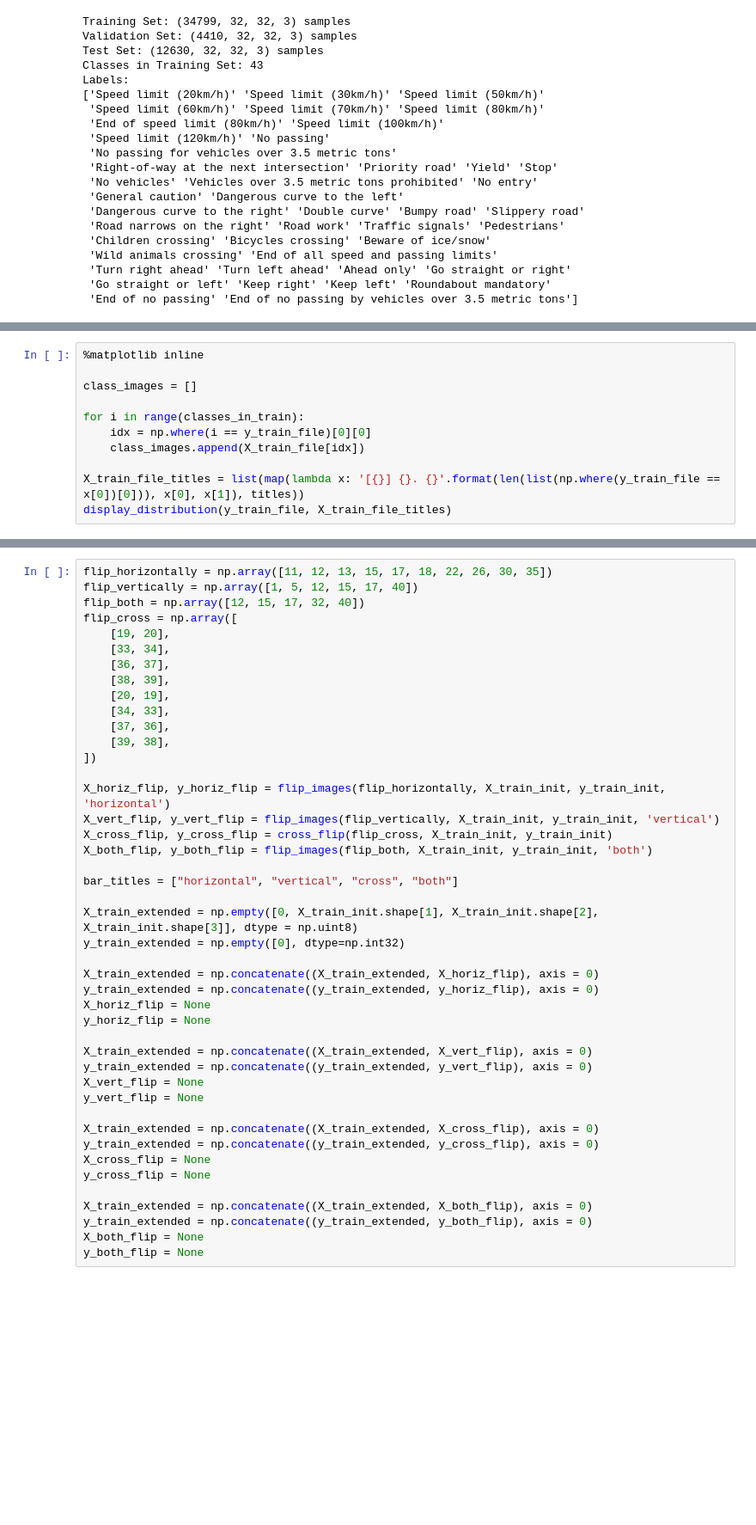
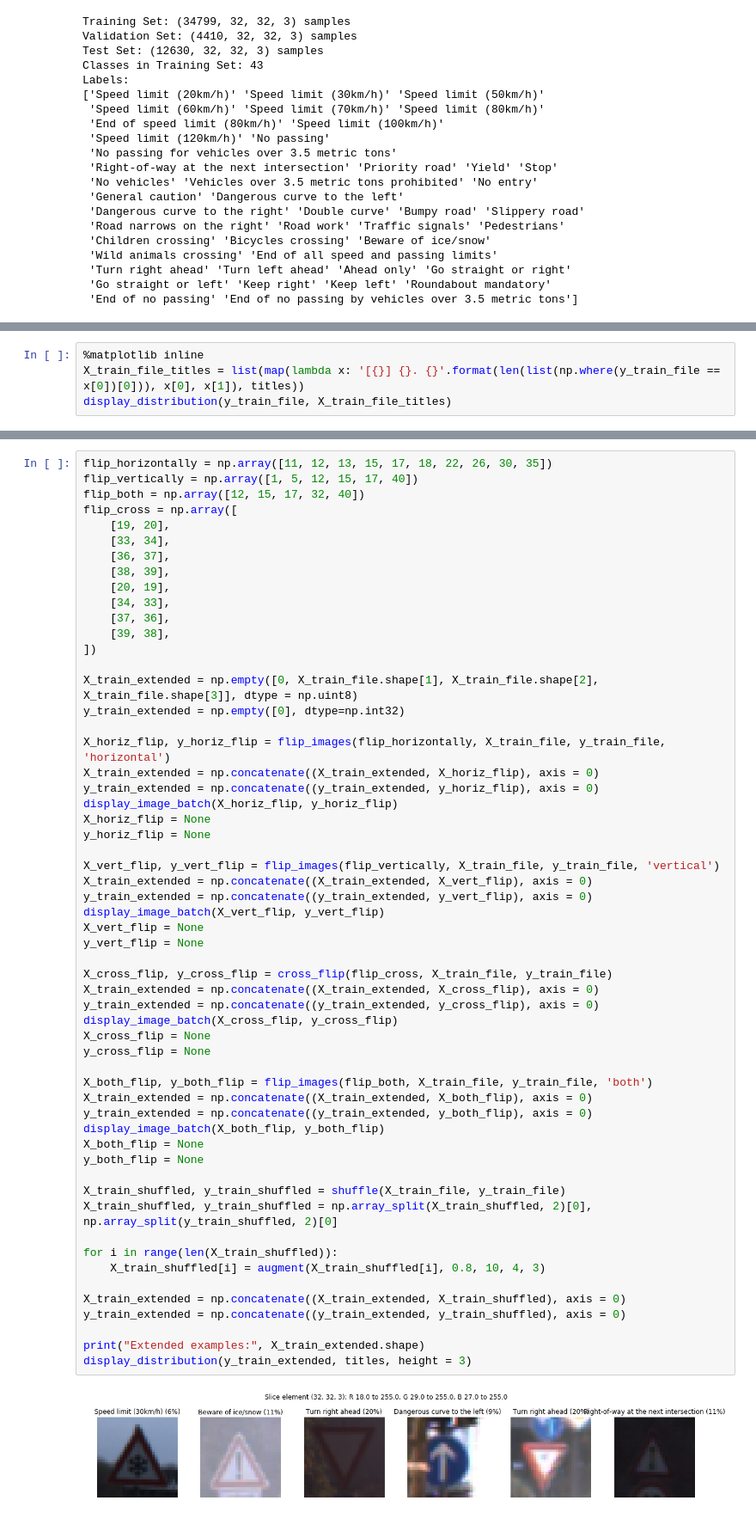
Before and after one commit to dmytronasyrov/CarND-Traffic-Sign-Classifier-Project, a Jupyter notebook: Traffic_Sign_Classifier.ipynb, the cells around one changed output, grey strips where cells are left out. Shown at 86% size. Saved outputs shown, nothing was run; the diff lists cells and outputs as text; blank space fills up the shorter version.

```diff
--- a/Traffic_Sign_Classifier.ipynb
+++ b/Traffic_Sign_Classifier.ipynb
@@ -649,12 +775,5 @@ display_image_set(X_train_file, y_train_file)
 # %%
 %matplotlib inline
-
-class_images = []
-
-for i in range(classes_in_train):
-    idx = np.where(i == y_train_file)[0][0]
-    class_images.append(X_train_file[idx])
-
 X_train_file_titles = list(map(lambda x: '[{}] {}. {}'.format(len(list(np.where(y_train_file == x[0])[0])), x[0], x[1]), titles))
 display_distribution(y_train_file, X_train_file_titles)
 # %% [output]
@@ -855,38 +872,53 @@ flip_cross = np.array([
     [33, 34],
     [36, 37],
     [38, 39],
     [20, 19],
     [34, 33],
     [37, 36],
     [39, 38],
 ])
 
-X_horiz_flip, y_horiz_flip = flip_images(flip_horizontally, X_train_init, y_train_init, 'horizontal')
-X_vert_flip, y_vert_flip = flip_images(flip_vertically, X_train_init, y_train_init, 'vertical')
-X_cross_flip, y_cross_flip = cross_flip(flip_cross, X_train_init, y_train_init)
-X_both_flip, y_both_flip = flip_images(flip_both, X_train_init, y_train_init, 'both')
-
-bar_titles = ["horizontal", "vertical", "cross", "both"]
-
-X_train_extended = np.empty([0, X_train_init.shape[1], X_train_init.shape[2], X_train_init.shape[3]], dtype = np.uint8)
+X_train_extended = np.empty([0, X_train_file.shape[1], X_train_file.shape[2], X_train_file.shape[3]], dtype = np.uint8)
 y_train_extended = np.empty([0], dtype=np.int32)
 
+X_horiz_flip, y_horiz_flip = flip_images(flip_horizontally, X_train_file, y_train_file, 'horizontal')
 X_train_extended = np.concatenate((X_train_extended, X_horiz_flip), axis = 0)
 y_train_extended = np.concatenate((y_train_extended, y_horiz_flip), axis = 0)
+display_image_batch(X_horiz_flip, y_horiz_flip)
 X_horiz_flip = None
 y_horiz_flip = None
 
+X_vert_flip, y_vert_flip = flip_images(flip_vertically, X_train_file, y_train_file, 'vertical')
 X_train_extended = np.concatenate((X_train_extended, X_vert_flip), axis = 0)
 y_train_extended = np.concatenate((y_train_extended, y_vert_flip), axis = 0)
+display_image_batch(X_vert_flip, y_vert_flip)
 X_vert_flip = None
 y_vert_flip = None
 
+X_cross_flip, y_cross_flip = cross_flip(flip_cross, X_train_file, y_train_file)
 X_train_extended = np.concatenate((X_train_extended, X_cross_flip), axis = 0)
 y_train_extended = np.concatenate((y_train_extended, y_cross_flip), axis = 0)
+display_image_batch(X_cross_flip, y_cross_flip)
 X_cross_flip = None
 y_cross_flip = None
 
+X_both_flip, y_both_flip = flip_images(flip_both, X_train_file, y_train_file, 'both')
 X_train_extended = np.concatenate((X_train_extended, X_both_flip), axis = 0)
 y_train_extended = np.concatenate((y_train_extended, y_both_flip), axis = 0)
+display_image_batch(X_both_flip, y_both_flip)
 X_both_flip = None
 y_both_flip = None
+
+X_train_shuffled, y_train_shuffled = shuffle(X_train_file, y_train_file)
+X_train_shuffled, y_train_shuffled = np.array_split(X_train_shuffled, 2)[0], np.array_split(y_train_shuffled, 2)[0]
+
+for i in range(len(X_train_shuffled)):
+    X_train_shuffled[i] = augment(X_train_shuffled[i], 0.8, 10, 4, 3)
+
+X_train_extended = np.concatenate((X_train_extended, X_train_shuffled), axis = 0)
+y_train_extended = np.concatenate((y_train_extended, y_train_shuffled), axis = 0)
+
+print("Extended examples:", X_train_extended.shape)
+display_distribution(y_train_extended, titles, height = 3)
+# %% [output]
+[figure, added]
```
Also changed, not shown: parts of 41 cells of this notebook, 18 other files.
